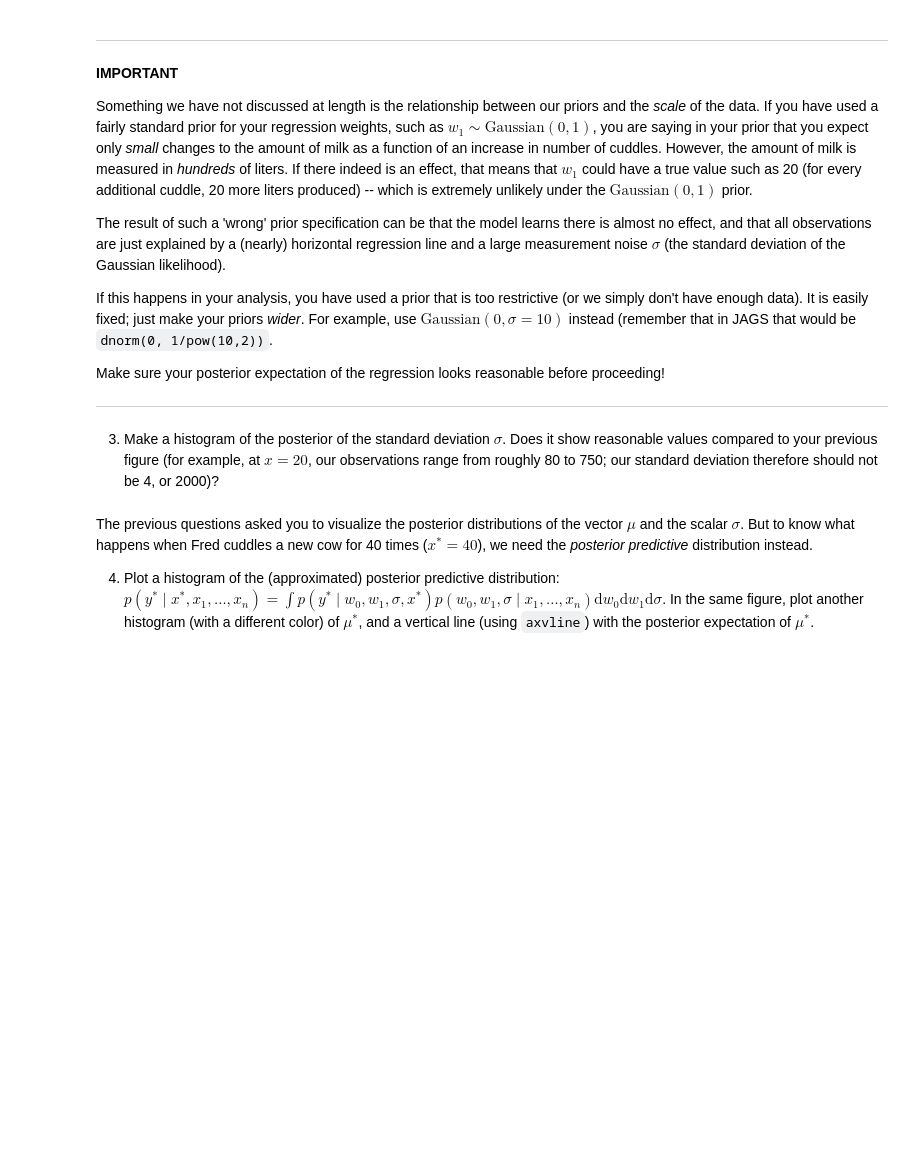
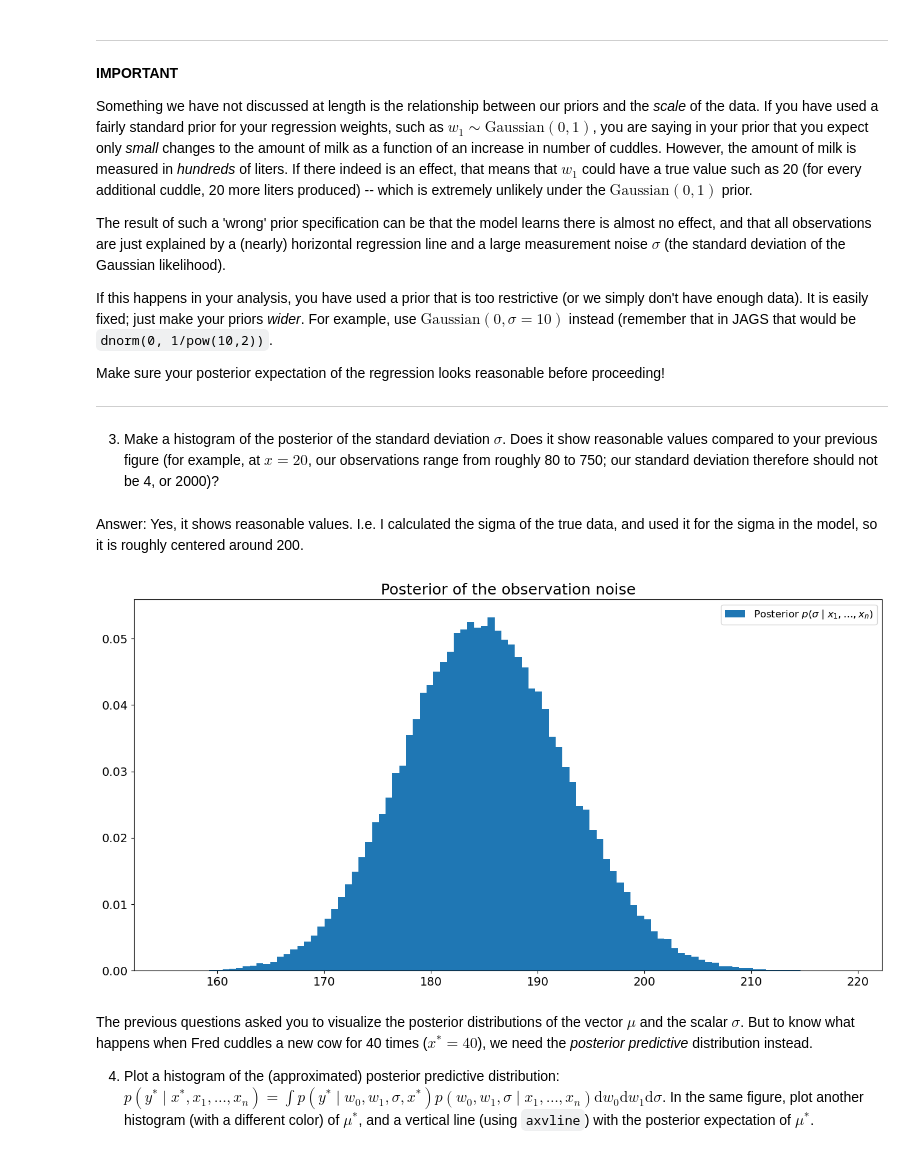
Before and after one commit to DerOeko/SOW-BKI203BS, a Jupyter notebook: LargeAssignment1/Ferdinand_Paar_s1128559_Samuel_Nellessen_s1102282_Assignment_LargeAssignment1.ipynb, the cells around one changed output. Saved outputs shown, nothing was run; the diff lists cells and outputs as text; code cells hidden in the pictures; blank space fills up the shorter version.

```diff
--- a/LargeAssignment1/Ferdinand_Paar_s1128559_Samuel_Nellessen_s1102282_Assignment_LargeAssignment1.ipynb
+++ b/LargeAssignment1/Ferdinand_Paar_s1128559_Samuel_Nellessen_s1102282_Assignment_LargeAssignment1.ipynb
@@ -563,8 +563,8 @@ Text(0.5, 1.0, 'Relationship between cuddles and milk production')
 
 code = '''
 model{
- nu ~ dgamma(2, 3)
- sigma = 1/nu
+ sigma ~ dnorm(187, 1.0E-2) T(0,)
+ tau <- 1/pow(sigma, 2)
 
  for (j in 1:k){
      w[j] ~ dnorm(0, 1/pow(10, 2))
@@ -572,7 +572,7 @@ model{
 
  for (i in 1:n){
      mu[i] <- w[1] + w[2]*x[i]
-     y[i] ~ dnorm(mu[i], nu)
+     y[i] ~ dnorm(mu[i], tau)
  }
 }
 '''
@@ -587,5 +587,5 @@ num_samples = 30_000
 num_chains = 4
 
 m = pj.Model(code=code, data=data, chains=num_chains)
-samples = m.sample(num_samples, vars=['nu', 'sigma', 'w', 'mu'])
+samples = m.sample(num_samples, vars=['sigma', 'w', 'mu'])
 # %% [output]
@@ -645,13 +644,18 @@ Make sure your posterior expectation of the regression looks reasonable before p
 ---
 # %% [markdown]
 3. Make a histogram of the posterior of the standard deviation $\sigma$. Does it show reasonable values compared to your previous figure (for example, at $x=20$, our observations range from roughly 80 to 750; our standard deviation therefore should not be 4, or 2000)?
+# %% [markdown]
+Answer: Yes, it shows reasonable values. I.e. I calculated the sigma of the true data, and used it for the sigma in the model, so it is roughly centered around 200.
 # %%
 plt.figure(figsize=(16,8))
+sigma_samples = samples['sigma'].flatten()
 ax = plt.gca()
-ax.hist(..., density=True, bins=100,
+ax.hist(sigma_samples, density=True, bins=100,
         label=r'Posterior $p(\sigma \mid x_1, \ldots, x_n)$')
 ax.legend()
 ax.set_title('Posterior of the observation noise');
+# %% [output]
+[figure, added]
 # %% [markdown]
 The previous questions asked you to visualize the posterior distributions of the vector $\mu$ and the scalar $\sigma$. But to know what happens when Fred cuddles a new cow for 40 times ($x^*=40$), we need the _posterior predictive_ distribution instead.
 
```
Also changed, not shown: parts of 21 cells of this notebook.
